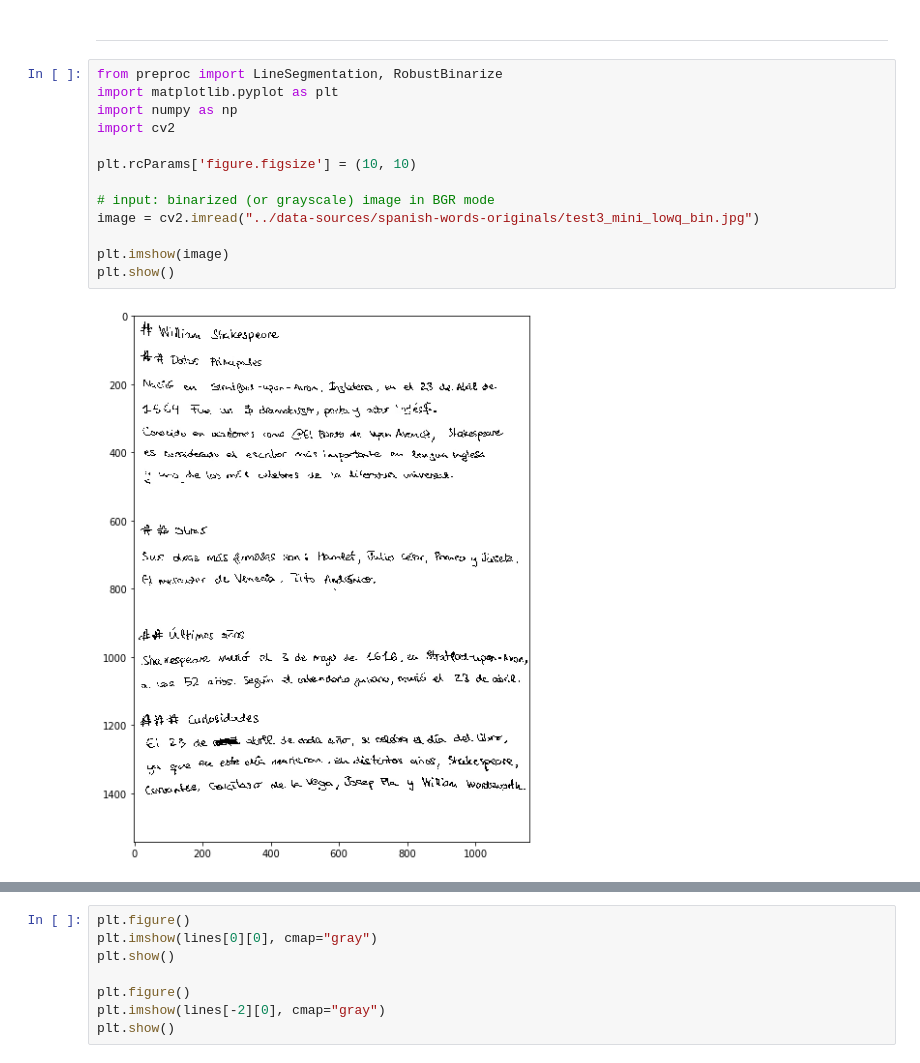
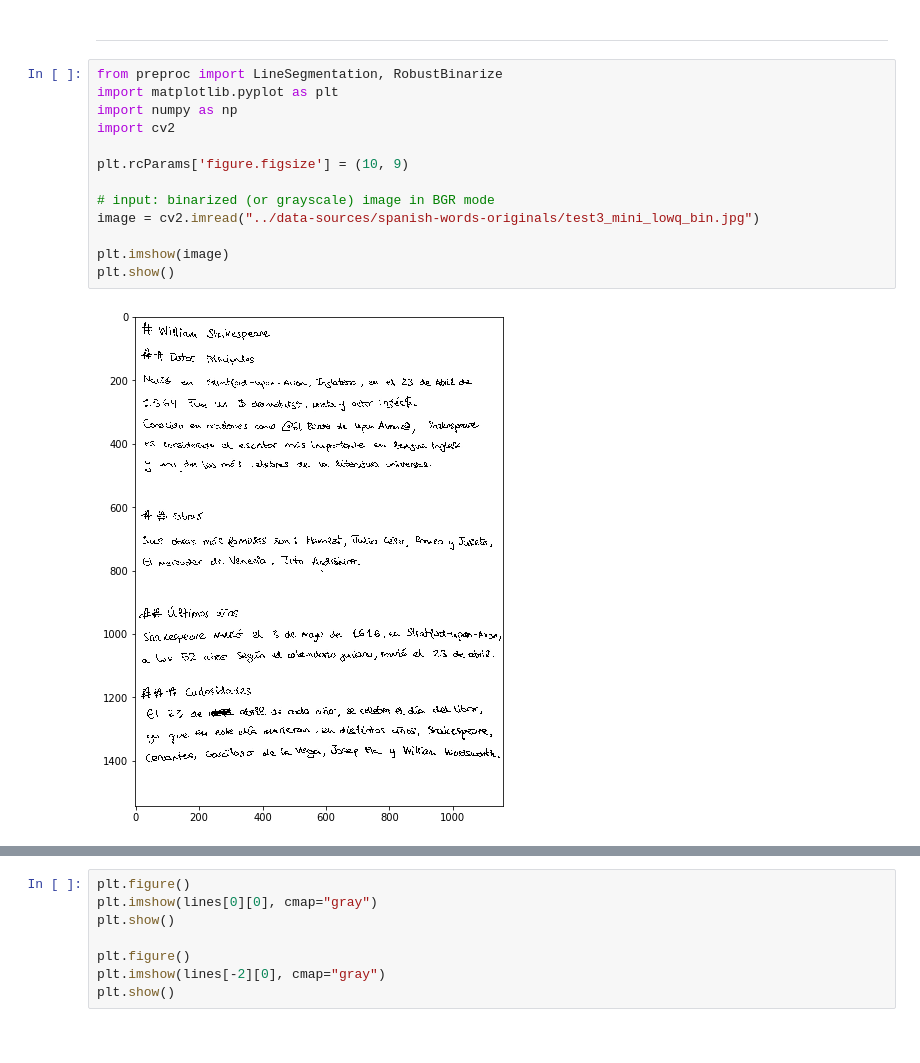
Before and after one commit to espetro/text-processing-old, a Jupyter notebook: testing.ipynb, the cells around one changed output, grey strips where cells are left out. Drawn from its saved outputs; the diff is of its cells as text.

```diff
--- a/testing.ipynb
+++ b/testing.ipynb
@@ -179,18 +170,18 @@ model.predict(new_color)
 # %%
 from preproc import LineSegmentation, RobustBinarize
 import matplotlib.pyplot as plt
 import numpy as np
 import cv2
 
-plt.rcParams['figure.figsize'] = (10, 10)
+plt.rcParams['figure.figsize'] = (10, 9)
 
 # input: binarized (or grayscale) image in BGR mode
 image = cv2.imread("../data-sources/spanish-words-originals/test3_mini_lowq_bin.jpg")
 
 plt.imshow(image)
 plt.show()
 # %% [output]
-[figure, old version]
+[figure, new version]
 # %%
 %%time
 lines = LineSegmentation(image).segment()
```
Also changed, not shown: parts of 17 cells of this notebook, 15 other files.
